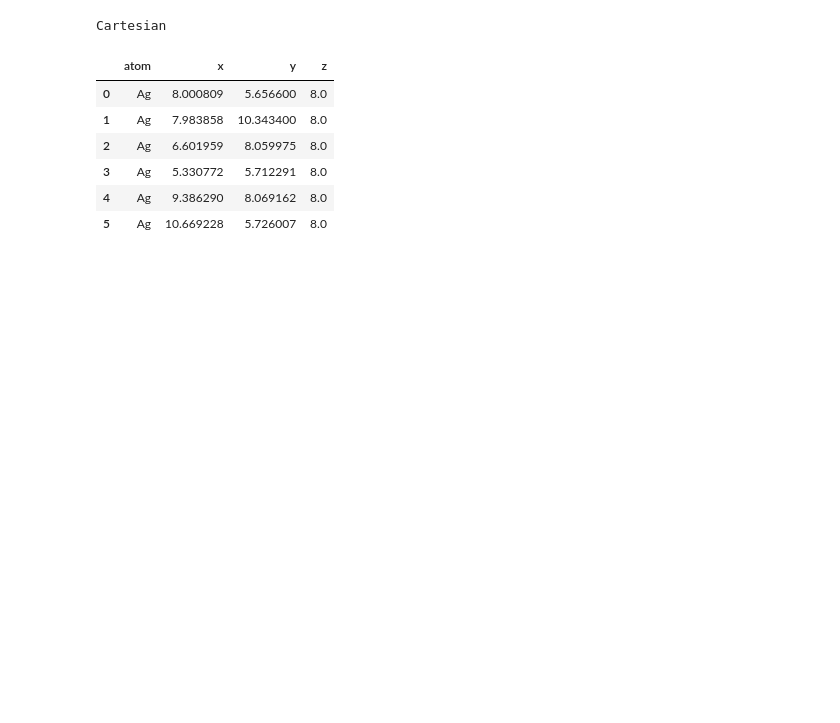
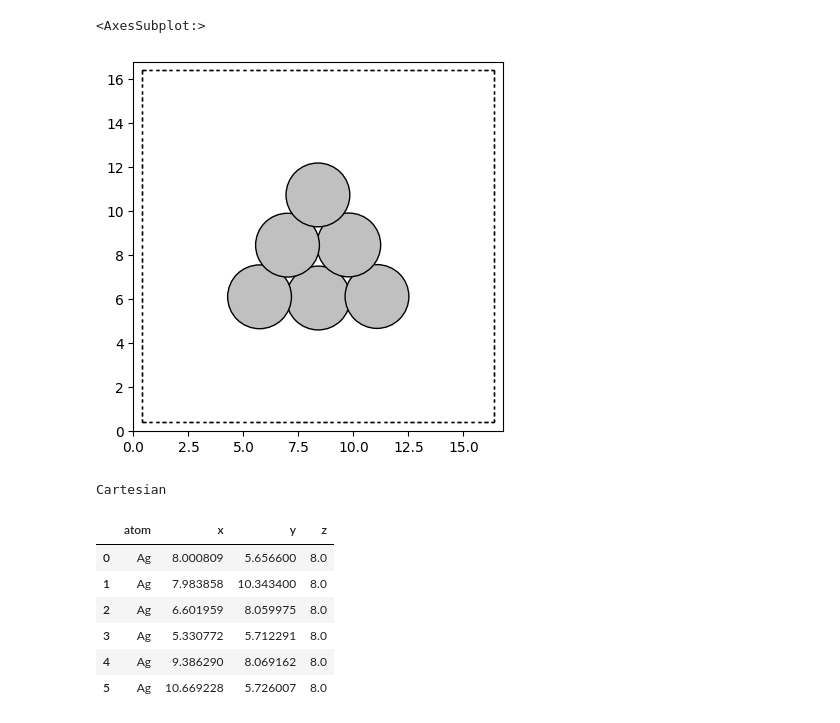
Before and after one commit to anacmolina/ML-DFT, a Jupyter notebook: notebooks/14 - all change of variables with Coordinates_mapping.ipynb, the cells around one changed output. Drawn from its saved outputs; the diff is of its cells as text; code cells hidden in the pictures; blank space fills up the shorter version.

```diff
--- a/notebooks/14 - all change of variables with Coordinates_mapping.ipynb
+++ b/notebooks/14 - all change of variables with Coordinates_mapping.ipynb
@@ -13,7 +22,12 @@ from flonacomldft.internal_coordinates import Coordinates_mapping
 # %%
 is0_traj = Trajectory(get_path() + 'md_trajectories/ag6_is0_lcao.traj')
 coord_mapping = Coordinates_mapping()
-ag6  = is0_traj[0]
+ag6  = is0_traj[0] # molecule
+
+plot_atoms(ag6)
+# %% [output]
+<AxesSubplot:>
+[figure, added]
 # %%
 xyz = coord_mapping._get_xyz_from_molecule(ag6)
 xyz
```
Also changed, not shown: parts of 32 cells of this notebook, 1 other file.
